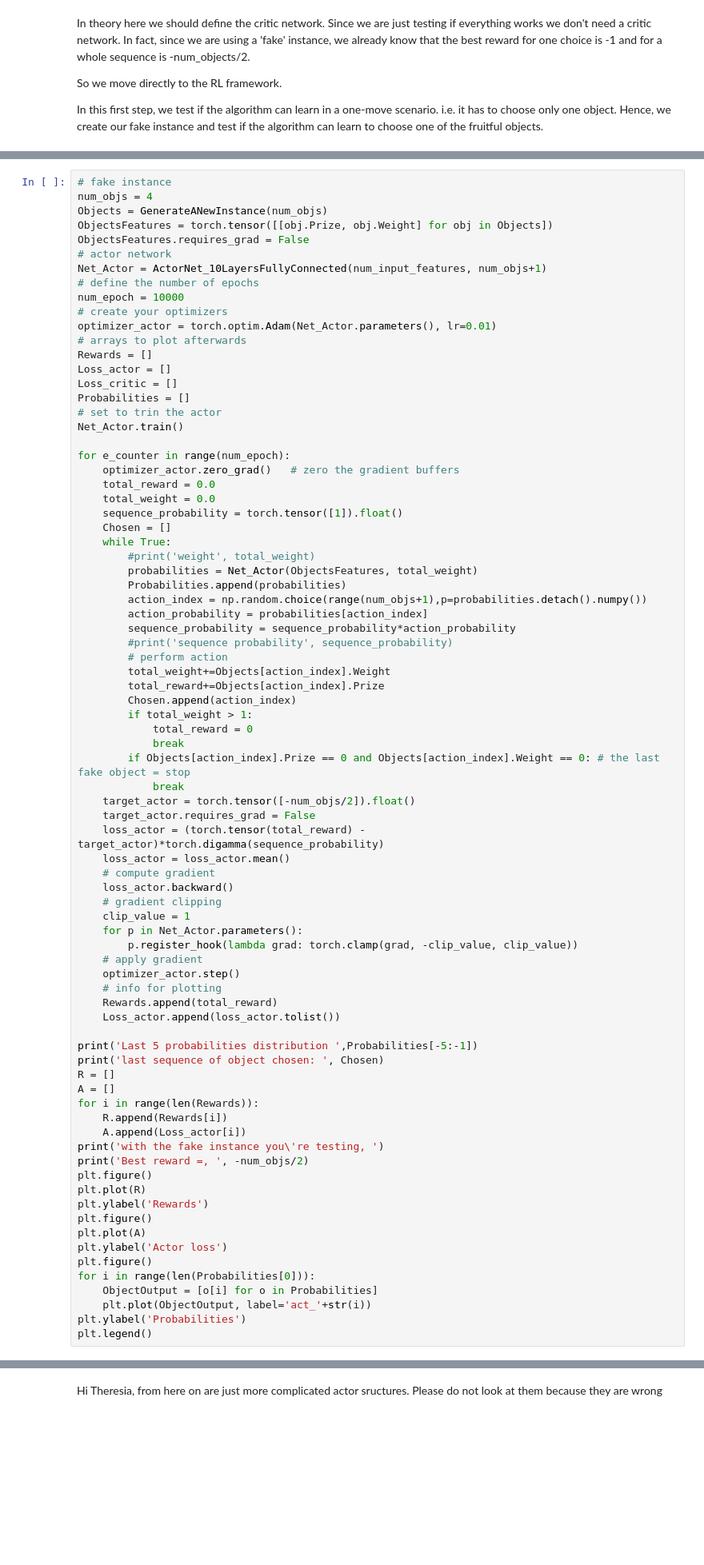
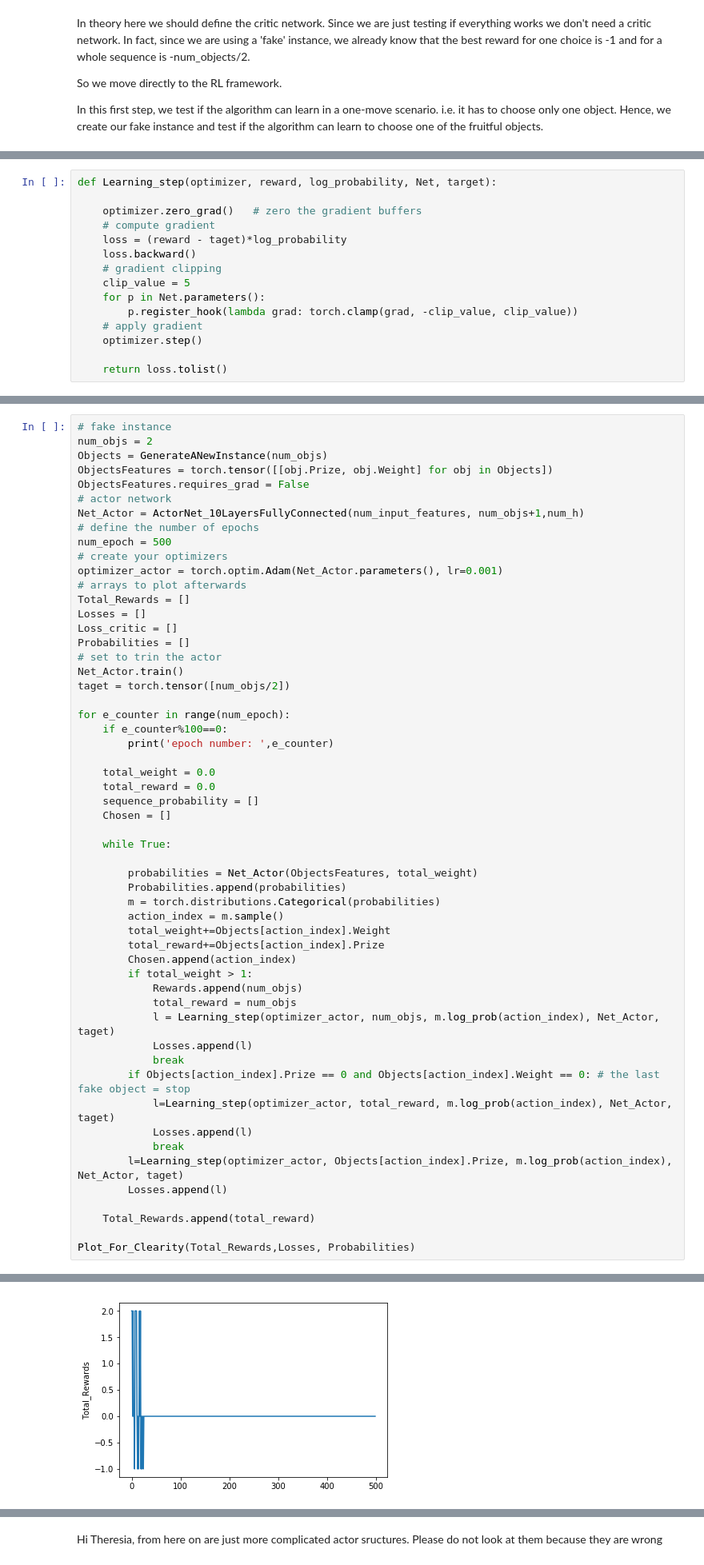
Before and after one commit to ReBiscottone/RL_Knapsack, a Jupyter notebook: RL for the Knapsack - Theresia.ipynb, the cells around one changed output, grey strips where cells are left out. Shown at 80% size. Drawn from its saved outputs; the diff is of its cells as text; blank space fills up the shorter version.

```diff
--- a/RL for the Knapsack - Theresia.ipynb
+++ b/RL for the Knapsack - Theresia.ipynb
@@ -274,0 +276,15 @@ As we can see, it learns to choose any of the fruitful actions (depending on the
+# %%
+def Learning_step(optimizer, reward, log_probability, Net, target):
+
+    optimizer.zero_grad()   # zero the gradient buffers
+    # compute gradient
+    loss = (reward - taget)*log_probability
+    loss.backward()
+    # gradient clipping
+    clip_value = 5
+    for p in Net.parameters():
+        p.register_hook(lambda grad: torch.clamp(grad, -clip_value, clip_value))
+    # apply gradient
+    optimizer.step()
+
+    return loss.tolist()
@@ -275,80 +315,56 @@ As we can see, it learns to choose any of the fruitful actions (depending on the
 # %%
 # fake instance
-num_objs = 4
+num_objs = 2
 Objects = GenerateANewInstance(num_objs)
 ObjectsFeatures = torch.tensor([[obj.Prize, obj.Weight] for obj in Objects])
 ObjectsFeatures.requires_grad = False
 # actor network
-Net_Actor = ActorNet_10LayersFullyConnected(num_input_features, num_objs+1)
+Net_Actor = ActorNet_10LayersFullyConnected(num_input_features, num_objs+1,num_h)
 # define the number of epochs
-num_epoch = 10000
+num_epoch = 500
 # create your optimizers
-optimizer_actor = torch.optim.Adam(Net_Actor.parameters(), lr=0.01)
+optimizer_actor = torch.optim.Adam(Net_Actor.parameters(), lr=0.001)
 # arrays to plot afterwards
-Rewards = []
-Loss_actor = []
+Total_Rewards = []
+Losses = []
 Loss_critic = []
 Probabilities = []
 # set to trin the actor
 Net_Actor.train()
+taget = torch.tensor([num_objs/2])
 
 for e_counter in range(num_epoch):
-    optimizer_actor.zero_grad()   # zero the gradient buffers
+    if e_counter%100==0:
+        print('epoch number: ',e_counter)
+
+    total_weight = 0.0
     total_reward = 0.0
-    total_weight = 0.0
-    sequence_probability = torch.tensor([1]).float()
+    sequence_probability = []
     Chosen = []
+
     while True:
-        #print('weight', total_weight)
+
         probabilities = Net_Actor(ObjectsFeatures, total_weight)
         Probabilities.append(probabilities)
-        action_index = np.random.choice(range(num_objs+1),p=probabilities.detach().numpy())
-        action_probability = probabilities[action_index]
-        sequence_probability = sequence_probability*action_probability
-        #print('sequence probability', sequence_probability)
-        # perform action
+        m = torch.distributions.Categorical(probabilities)
+        action_index = m.sample()
         total_weight+=Objects[action_index].Weight
         total_reward+=Objects[action_index].Prize
         Chosen.append(action_index)
         if total_weight > 1:
-            total_reward = 0
+            Rewards.append(num_objs)
+            total_reward = num_objs
+            l = Learning_step(optimizer_actor, num_objs, m.log_prob(action_index), Net_Actor, taget)
+            Losses.append(l)
             break
         if Objects[action_index].Prize == 0 and Objects[action_index].Weight == 0: # the last fake object = stop
+            l=Learning_step(optimizer_actor, total_reward, m.log_prob(action_index), Net_Actor, taget)
+            Losses.append(l)
             break
-    target_actor = torch.tensor([-num_objs/2]).float()
-    target_actor.requires_grad = False
-    loss_actor = (torch.tensor(total_reward) - target_actor)*torch.digamma(sequence_probability)
-    loss_actor = loss_actor.mean()
-    # compute gradient
-    loss_actor.backward()
-    # gradient clipping
-    clip_value = 1
-    for p in Net_Actor.parameters():
-        p.register_hook(lambda grad: torch.clamp(grad, -clip_value, clip_value))
-    # apply gradient
-    optimizer_actor.step()
-    # info for plotting
-    Rewards.append(total_reward)
-    Loss_actor.append(loss_actor.tolist())
+        l=Learning_step(optimizer_actor, Objects[action_index].Prize, m.log_prob(action_index), Net_Actor, taget)
+        Losses.append(l)
 
-print('Last 5 probabilities distribution ',Probabilities[-5:-1])
-print('last sequence of object chosen: ', Chosen)
-R = []
-A = []
-for i in range(len(Rewards)):
-    R.append(Rewards[i])
-    A.append(Loss_actor[i])
-print('with the fake instance you\'re testing, ')
-print('Best reward =, ', -num_objs/2)
-plt.figure()
-plt.plot(R)
-plt.ylabel('Rewards')
-plt.figure()
-plt.plot(A)
-plt.ylabel('Actor loss')
-plt.figure()
-for i in range(len(Probabilities[0])):
-    ObjectOutput = [o[i] for o in Probabilities]
-    plt.plot(ObjectOutput, label='act_'+str(i))
-plt.ylabel('Probabilities')
-plt.legend()
+    Total_Rewards.append(total_reward)
+
+Plot_For_Clearity(Total_Rewards,Losses, Probabilities)
+# %% [output]
@@ -354,0 +380 @@ plt.legend()
+[figure, added]
```
Also changed, not shown: parts of 6 cells of this notebook.
